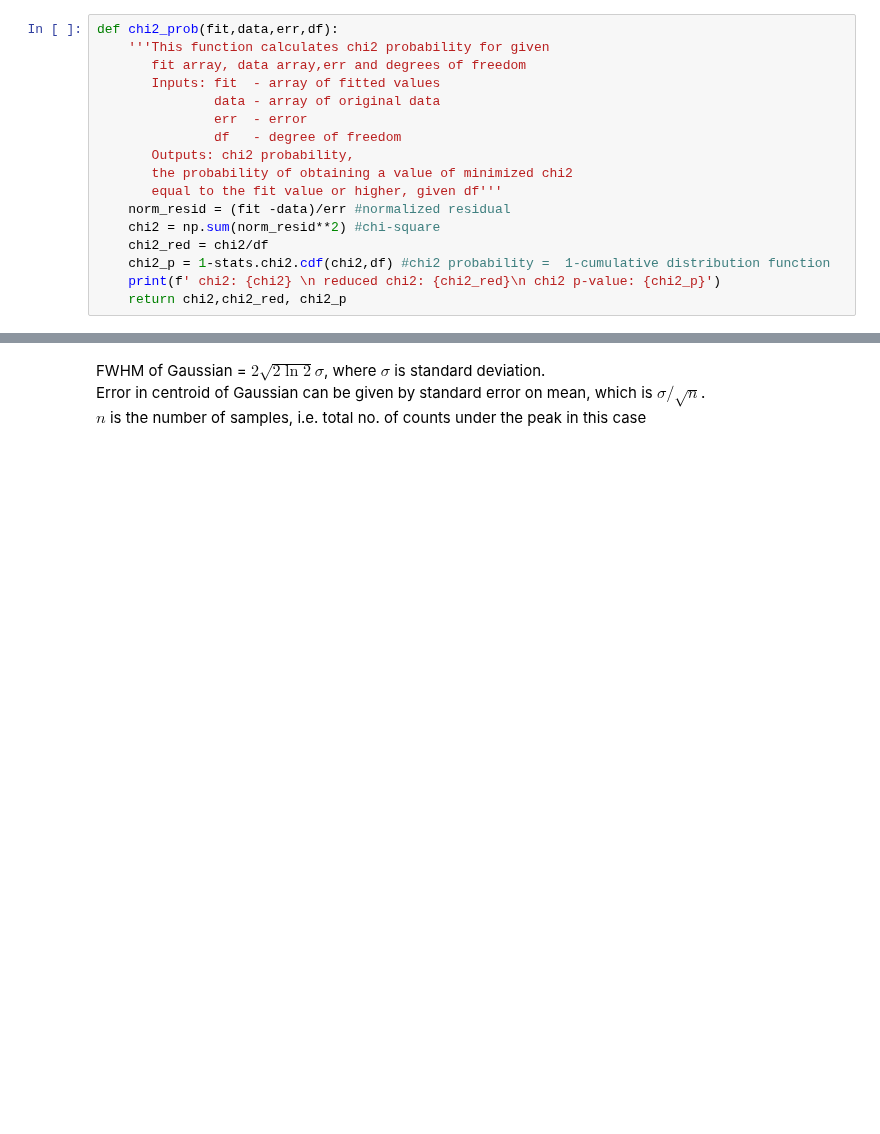
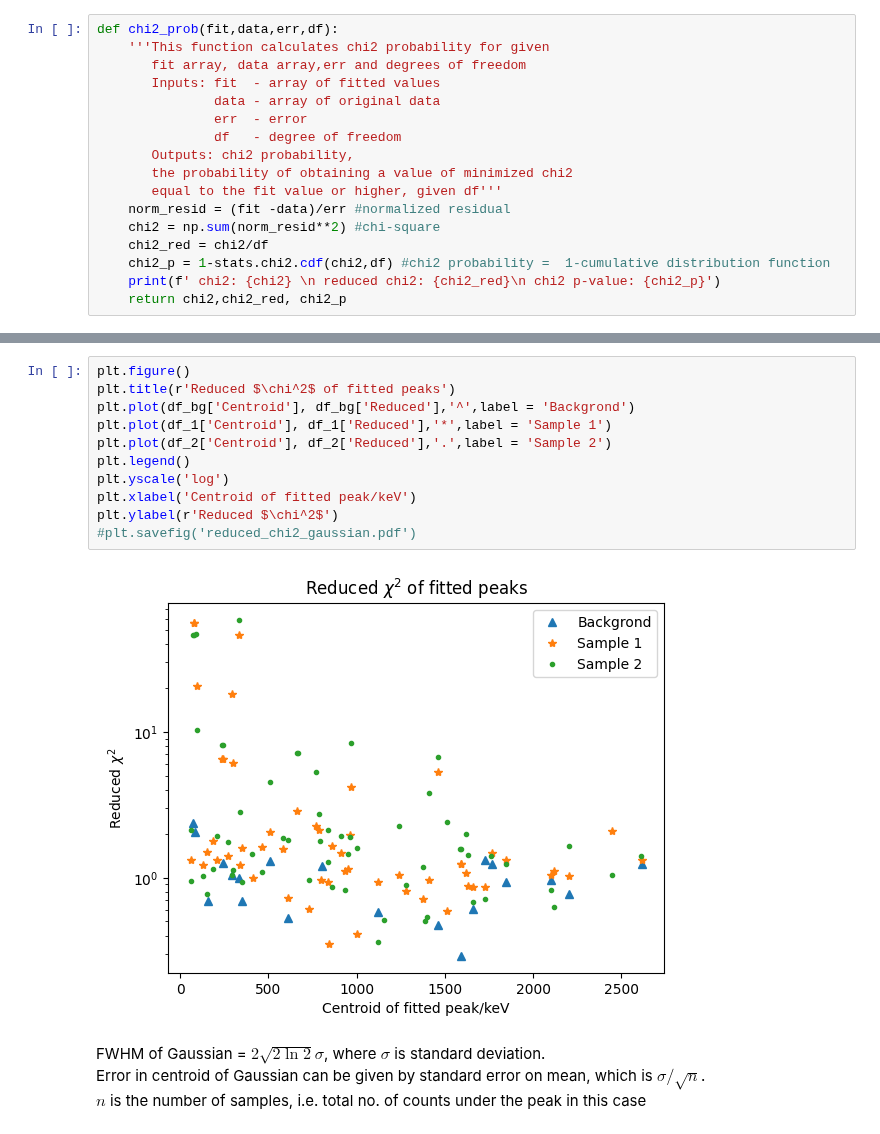
Before and after one commit to ngcnpeter/HPGe_lab_y3, a Jupyter notebook: spectal_analysis.ipynb, the cells around one changed output, grey strips where cells are left out. Saved outputs shown, nothing was run; the diff lists cells and outputs as text; blank space fills up the shorter version.

```diff
--- a/spectal_analysis.ipynb
+++ b/spectal_analysis.ipynb
@@ -59,3 +78,16 @@ def chi2_prob(fit,data,err,df):
+# %%
+plt.figure()
+plt.title(r'Reduced $\chi^2$ of fitted peaks')
+plt.plot(df_bg['Centroid'], df_bg['Reduced'],'^',label = 'Backgrond')
+plt.plot(df_1['Centroid'], df_1['Reduced'],'*',label = 'Sample 1')
+plt.plot(df_2['Centroid'], df_2['Reduced'],'.',label = 'Sample 2')
+plt.legend()
+plt.yscale('log')
+plt.xlabel('Centroid of fitted peak/keV')
+plt.ylabel(r'Reduced $\chi^2$')
+#plt.savefig('reduced_chi2_gaussian.pdf')
+# %% [output]
+[figure, added]
 # %% [markdown]
 FWHM of Gaussian = $2\sqrt{2\ln{2}}\sigma$, where $\sigma$ is standard deviation. \
 Error in centroid of Gaussian can be given by standard error on mean, which is $\sigma/\sqrt{n}$. \
```
Also changed, not shown: parts of 26 cells of this notebook, 12 other files.
